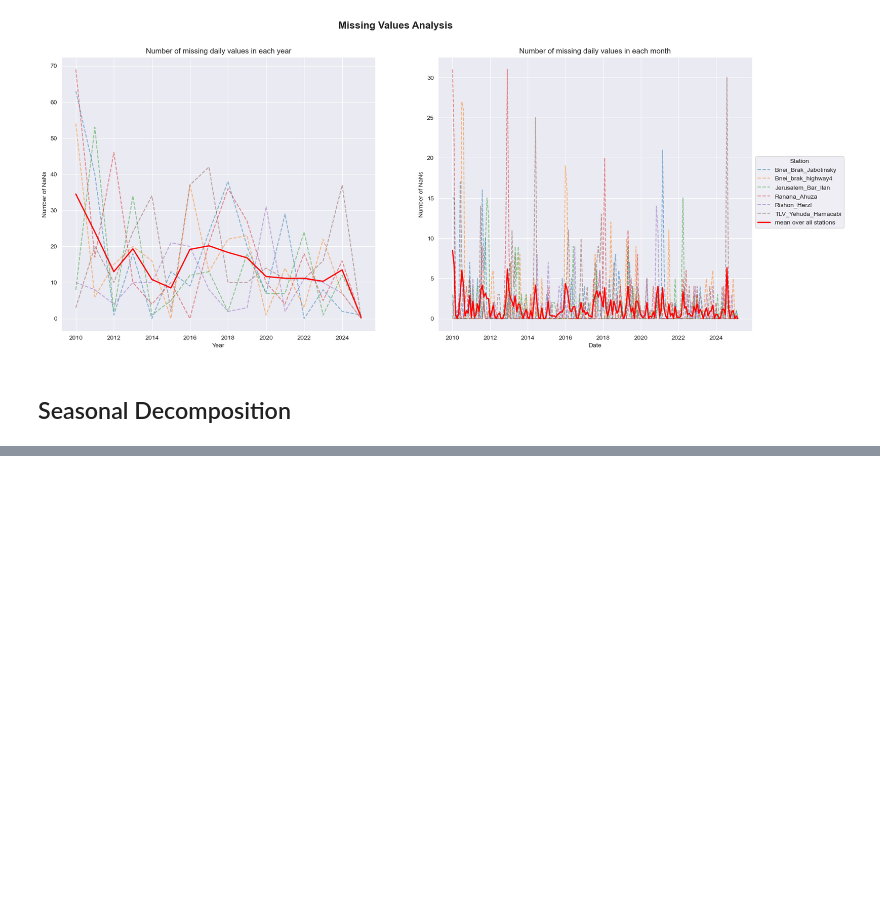
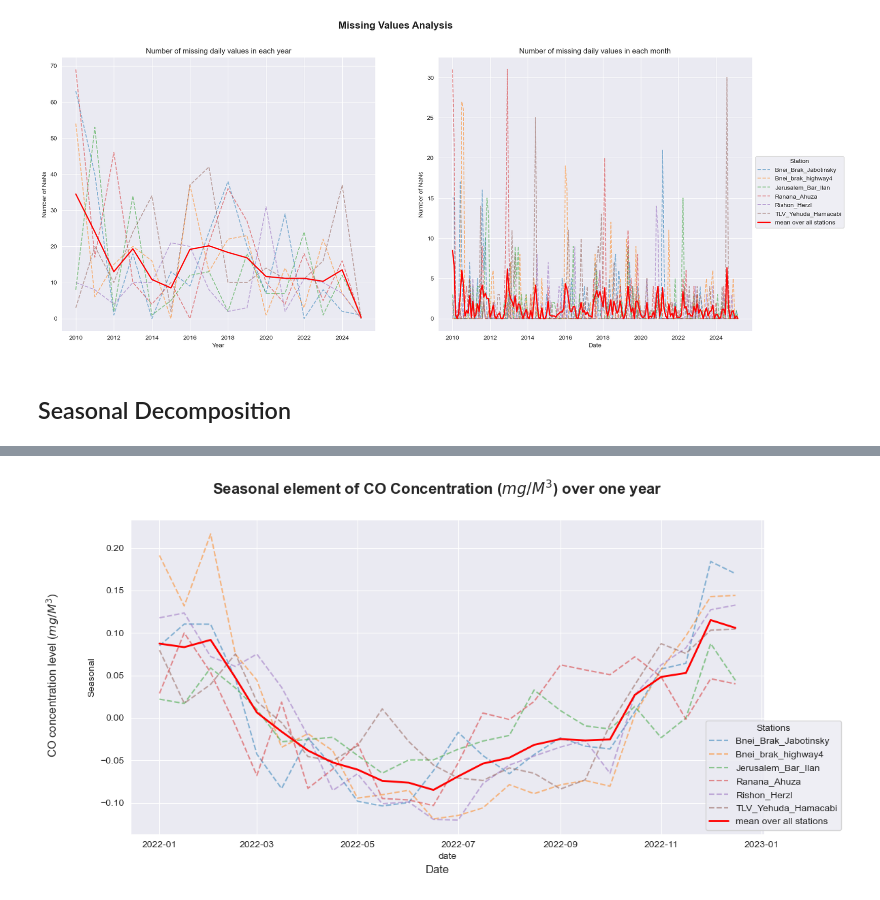
Before and after one commit to sinitsky96/Time-Series-Project, a Jupyter notebook: 02_pollution_eda_final.ipynb, the cells around one changed output, grey strips where cells are left out. Cells and saved outputs as stored; diff of their text form; code cells hidden in the pictures; blank space fills up the shorter version.

```diff
--- a/02_pollution_eda_final.ipynb
+++ b/02_pollution_eda_final.ipynb
@@ -173,0 +175,18 @@ plt.show()
+# %%
+# plot Seasonal element for one year to demonstrate noise
+selected_year = 2022
+decomposition_one_year = co_decomposition[co_decomposition.date.dt.year == selected_year]
+decomposition_mean_one_year = co_mean[co_mean.date.dt.year == selected_year]
+
+fig, ax1 = plt.subplots(figsize=(12, 6))
+sns.lineplot(ax = ax1, data = decomposition_one_year, x="date", y="Seasonal", hue = "station", alpha = 0.5, linestyle='--')
+sns.lineplot(ax = ax1, data = decomposition_mean_one_year, x="date", y="Seasonal", color = "red", linewidth = 2, label="mean over all stations")
+ax1.legend_.remove()
+fig.suptitle(r"Seasonal element of CO Concentration ($mg/M^3$) over one year", fontsize=16, fontweight="bold")
+fig.supylabel(r"CO concentration level ($mg/M^3$)")
+fig.supxlabel("Date")
+fig.legend(title = "Stations", bbox_to_anchor=(1, 0.4))
+# plt.savefig("visualizations/seasonal_one_year.png", dpi=300, bbox_inches='tight')
+plt.show()
+# %% [output]
+[figure, added]
```
Also changed, not shown: parts of 4 cells of this notebook, 2 other files.
